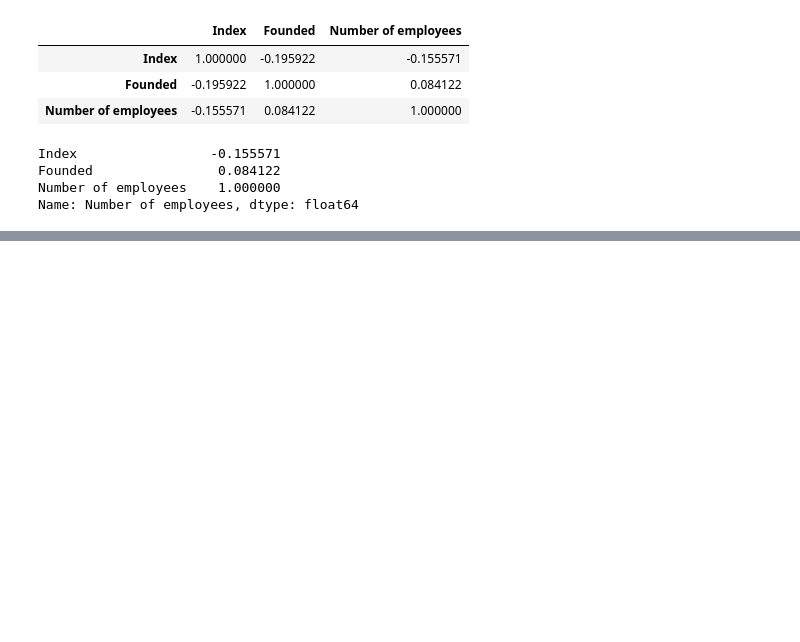
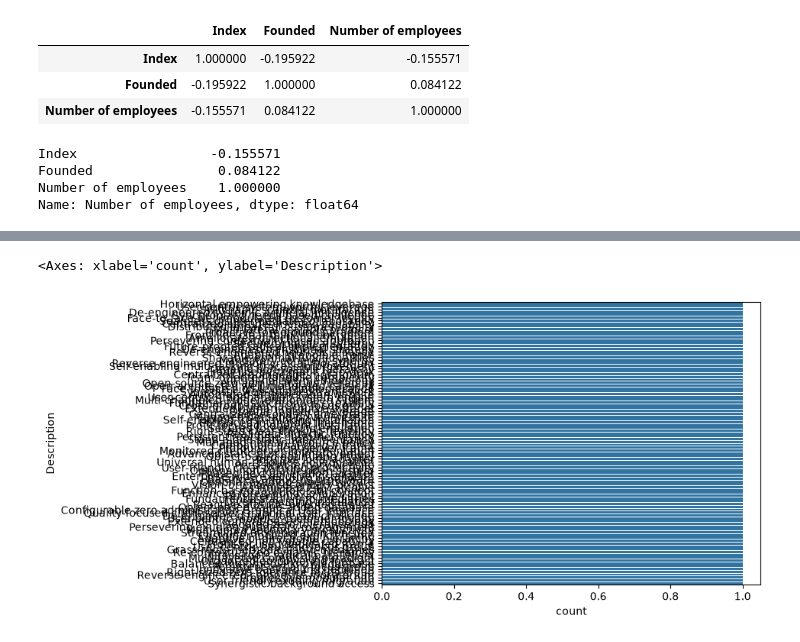
Before and after one commit to naimNB/100-days-of-machine-learning, a Jupyter notebook: math.ipynb, the cells around one changed output, grey strips where cells are left out. Saved outputs shown, nothing was run; the diff lists cells and outputs as text; code cells hidden in the pictures; blank space fills up the shorter version.

```diff
--- a/math.ipynb
+++ b/math.ipynb
@@ -83,0 +91,5 @@ Name: Number of employees, dtype: float64
+# %%
+sns.countplot(df['Description'])
+# %% [output]
+<Axes: xlabel='count', ylabel='Description'>
+[figure, added]
```
Also changed, not shown: parts of 11 cells of this notebook, 1 other file.
